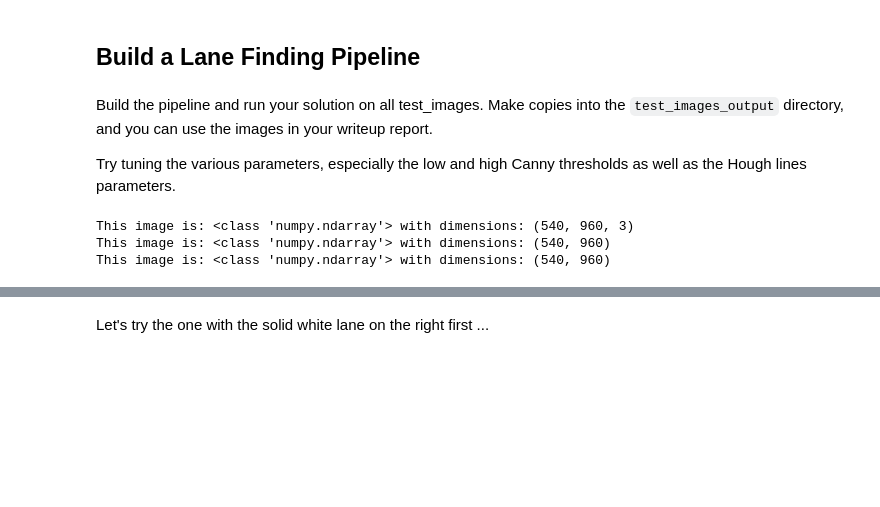
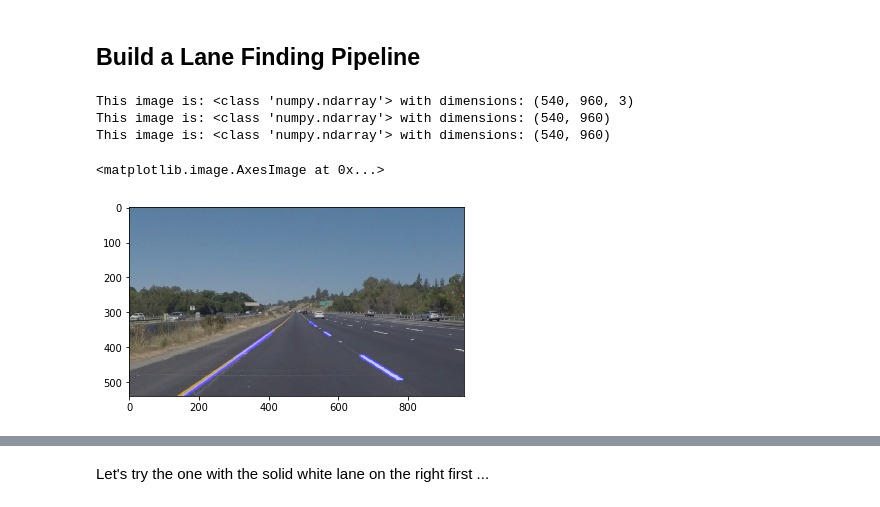
Before and after one commit to Aaron2Dev/CarND-Finding-Lane-Lines-on-the-Road, a Jupyter notebook: P1.ipynb, the cells around one changed output, grey strips where cells are left out. Drawn from its saved outputs; the diff is of its cells as text; code cells hidden in the pictures; blank space fills up the shorter version.

```diff
--- a/P1.ipynb
+++ b/P1.ipynb
@@ -195,10 +136,6 @@ os.listdir("test_images/")
  'whiteCarLaneSwitch.jpg']
 # %% [markdown]
 ## Build a Lane Finding Pipeline
-# %% [markdown]
-Build the pipeline and run your solution on all test_images. Make copies into the `test_images_output` directory, and you can use the images in your writeup report.
-
-Try tuning the various parameters, especially the low and high Canny thresholds as well as the Hough lines parameters.
 # %%
 #Test images
 swc = "test_images/solidWhiteCurve.jpg"
@@ -208,14 +145,17 @@ syc2 = "test_images/solidYellowCurve2.jpg"
 syl = "test_images/solidYellowLeft.jpg"
 wcls = "test_images/whiteCarLaneSwitch.jpg"
 
-
 image = mpimg.imread(syl)
 #plt.imshow(image)
 
 print('This image is:', type(image), 'with dimensions:', image.shape)
 
+
+gray = grayscale(image)
+#plt.imshow(gray, cmap='gray')
+
 masked = color_mask(image)
-#plt.imshow(masked)
+#plt.imshow(masked, cmap='gray')
 
 print('This image is:', type(masked), 'with dimensions:', masked.shape)
 #plt.imshow(gray_img)
@@ -225,31 +165,33 @@ high_threshold = 150;
 
 edges = canny(masked, low_threshold, high_threshold)
 print('This image is:', type(edges), 'with dimensions:', edges.shape)
 #plt.imshow(edges)
 
 kernel_size = 3
 blur_img = gaussian_blur(edges, kernel_size)
 #plt.imshow(blur_img)
 
 imshape = image.shape
 vertices = np.array([[(150,imshape[0]),(450, 325), (530, 325), (900,imshape[0])]], dtype=np.int32)
 roi_img = region_of_interest(blur_img,vertices)
 #plt.imshow(roi_img)
 
 
 rho=1
 theta=np.pi/180
 threshold = 6
 min_line_len=12
 max_line_gap = 10
 
 #https://docs.opencv.org/3.4.0/d9/db0/tutorial_hough_lines.html
 line_img = hough_lines(roi_img, rho, theta, threshold, min_line_len, max_line_gap)
 #plt.imshow(line_img)
 
 weight_img = weighted_img(line_img, image, α=0.8, β=1., λ=0.)
-#plt.imshow(weight_img)
+plt.imshow(weight_img)
 # %% [output]
 This image is: <class 'numpy.ndarray'> with dimensions: (540, 960, 3)
 This image is: <class 'numpy.ndarray'> with dimensions: (540, 960)
 This image is: <class 'numpy.ndarray'> with dimensions: (540, 960)
+<matplotlib.image.AxesImage at 0x...>
+[figure, added]
```
Also changed, not shown: parts of 19 cells of this notebook, 9 other files.
